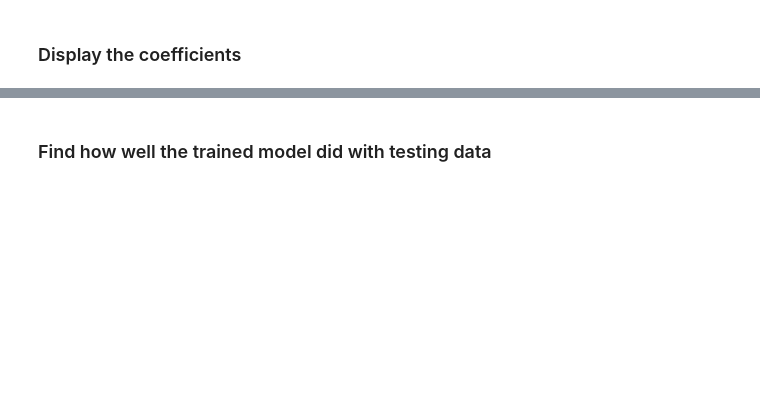
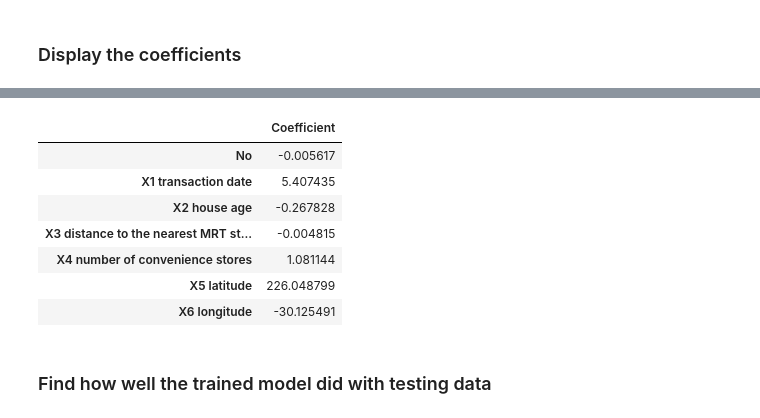
Before and after one commit to simratdhill0n/Real-Estate-Housing-Price-Prediction, a Jupyter notebook: Task6_Real Estate Price Prediction.ipynb, the cells around one changed output, grey strips where cells are left out. Cells and saved outputs as stored; diff of their text form; code cells hidden in the pictures; blank space fills up the shorter version.

```diff
--- a/Task6_Real Estate Price Prediction.ipynb
+++ b/Task6_Real Estate Price Prediction.ipynb
@@ -110,4 +131,19 @@ Name: Y house price of unit area, Length: 414, dtype: float64
 # %% [markdown]
 ### Split the dataset into train and test data
+# %%
+#Split the dataset into training and testing sets
+X_train, X_test, y_train, y_test = train_test_split(X, y, test_size=0.2, random_state=42)
 # %% [markdown]
 ### Choose the model (Linear Regression)
+# %%
+# Train multiple regression models and compare their performance using R² score
+models = {
+    "Linear": LinearRegression(),
+    "Ridge": Ridge(),
+    "Lasso": Lasso()
+}
+
+for name, model in models.items():
+    model.fit(X_train, y_train)          # Fit the model on training data
+    preds = model.predict(X_test)        # Predict on test data
+    print(name, r2_score(y_test, preds)) # Print R² score for comparison
@@ -114,4 +154,7 @@ Name: Y house price of unit area, Length: 414, dtype: float64
 # %% [markdown]
 ### Create an Estimator object
+# %%
+# Create an Estimator object
+model = LinearRegression()
 # %% [markdown]
 ### Train the model
@@ -120,0 +161,3 @@ LinearRegression()
+# %%
+# Train the model
+model.fit(X_train, y_train)
@@ -136,2 +192,15 @@ array([-3.28281240e-03,  5.18980590e+00, -2.70389960e-01, -4.34076666e-03,
+# %%
+# Display the coefficients of the model
+coefficients = pd.DataFrame(model.coef_, X.columns, columns=['Coefficient'])
+coefficients
+# %% [output]
+|  | Coefficient |
+| No | -0.005617 |
+| X1 transaction date | 5.407435 |
+| X2 house age | -0.267828 |
+| X3 distance to the nearest MRT st... | -0.004815 |
+| X4 number of convenience stores | 1.081144 |
+| X5 latitude | 226.048799 |
+| X6 longitude | -30.125491 |
 # %% [markdown]
 ### Find how well the trained model did with testing data
```
Also changed, not shown: parts of 29 cells of this notebook.
